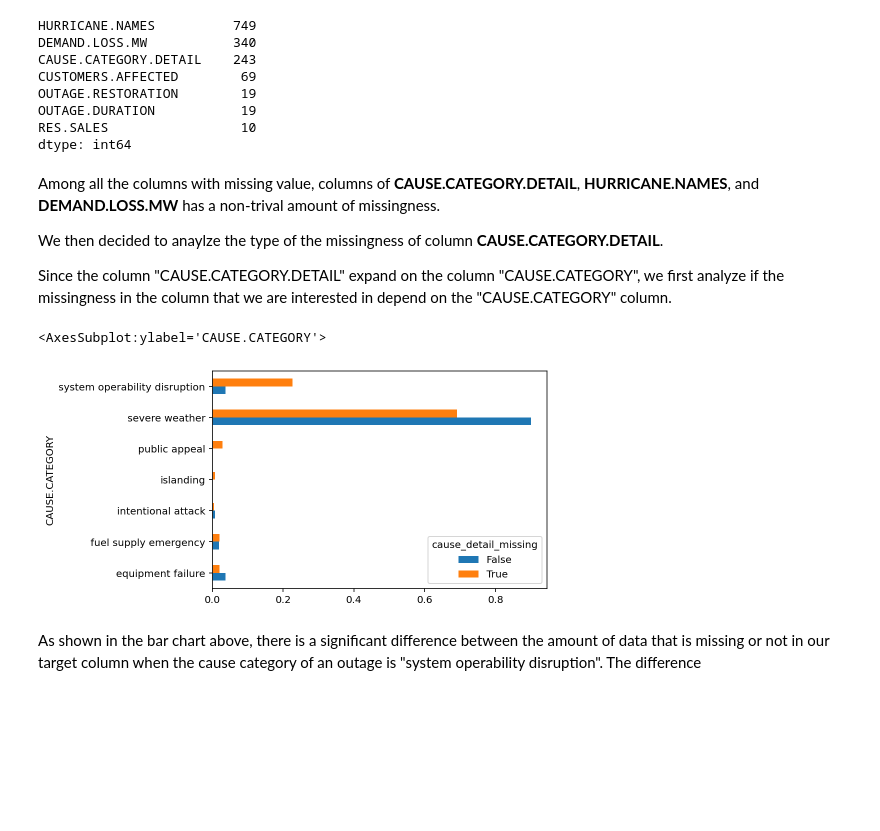
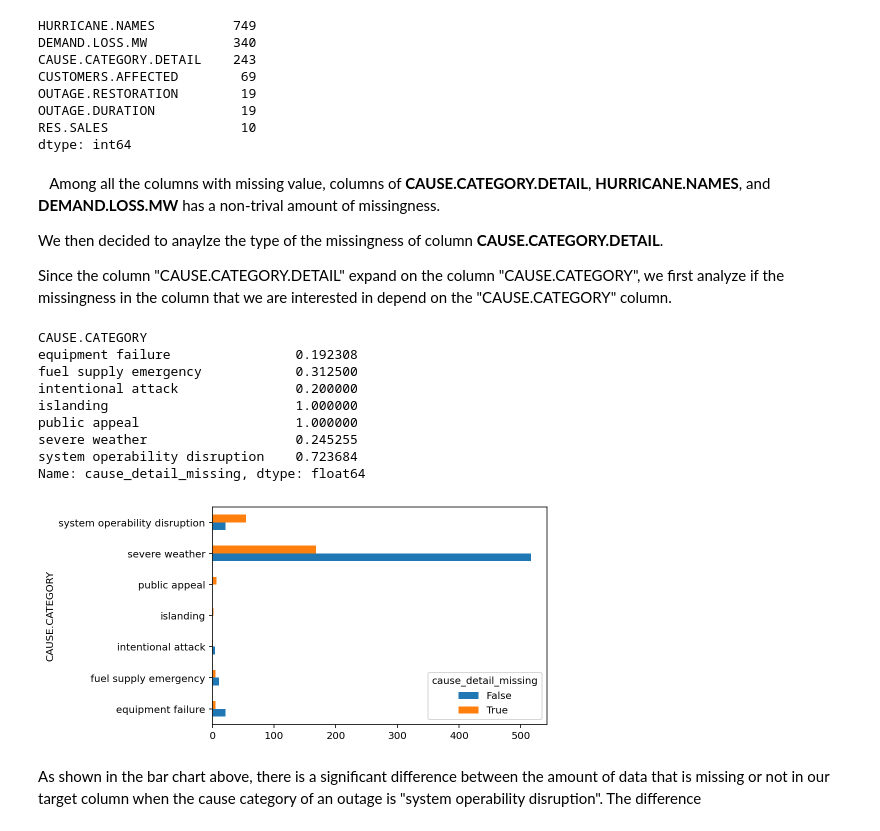
Before and after one commit to kguan182937/DSC-80, a Jupyter notebook: outages.ipynb, the cells around one changed output. Cells and saved outputs as stored; diff of their text form; code cells hidden in the pictures; blank space fills up the shorter version.

```diff
--- a/outages.ipynb
+++ b/outages.ipynb
@@ -66,6 +69,13 @@ df.drop(columns = ['OUTAGE.START.DATE', 'OUTAGE.START.TIME',
                    'OUTAGE.RESTORATION.DATE', 'OUTAGE.RESTORATION.TIME'], inplace = True)
 df = df[(df['CUSTOMERS.AFFECTED'] >= 50000) | (df['DEMAND.LOSS.MW'] >= 300)] #only concerned with major outages
 df['ANOMALY.LEVEL'] = df['ANOMALY.LEVEL'].astype('float')
+df['OUTAGE.DURATION'] = df['OUTAGE.DURATION'].astype('float')
+df['TOTAL.PRICE'] = df['TOTAL.PRICE'].astype('float')
+df['TOTAL.SALES'] = df['TOTAL.SALES'].astype('float')
+df['TOTAL.CUSTOMERS'] = df['TOTAL.CUSTOMERS'].astype('float')
+df['POPDEN_URBAN'] = df['POPDEN_URBAN'].astype('float')
+
+
 df.head()
 # %% [output]
 |  | YEAR | MONTH | U.S._STATE | POSTAL.CODE | NERC.REGION | CLIMATE.REGION | ANOMALY.LEVEL | ... |
@@ -109,7 +101,7 @@ OUTAGE.DURATION           19
 RES.SALES                 10
 dtype: int64
 # %% [markdown]
-Among all the columns with missing value, columns of <b>CAUSE.CATEGORY.DETAIL</b>, <b>HURRICANE.NAMES</b>, and <b>DEMAND.LOSS.MW</b> has a non-trival amount of missingness. <br>
+&emsp;Among all the columns with missing value, columns of <b>CAUSE.CATEGORY.DETAIL</b>, <b>HURRICANE.NAMES</b>, and <b>DEMAND.LOSS.MW</b> has a non-trival amount of missingness. <br>
 
 We then decided to anaylze the type of the missingness of column <b>CAUSE.CATEGORY.DETAIL</b>.<br>
 
@@ -117,17 +109,27 @@ Since the column "CAUSE.CATEGORY.DETAIL" expand on the column "CAUSE.CATEGORY",
 # %%
 # plot out the distribution
 assert_missingness = df.copy()
 assert_missingness['cause_detail_missing'] = assert_missingness['CAUSE.CATEGORY.DETAIL'].isna()
 emp_distributions = (
     assert_missingness
     .pivot_table(index='CAUSE.CATEGORY', columns='cause_detail_missing', values=None, aggfunc='size')
     .fillna(0)
-    .apply(lambda x: x / x.sum())
+    #.apply(lambda x: x / x.sum())
 )
 emp_distributions.plot(kind='barh')
+emp_distributions
+assert_missingness.groupby(['CAUSE.CATEGORY'])['cause_detail_missing'].mean()
 # %% [output]
-<AxesSubplot:ylabel='CAUSE.CATEGORY'>
+CAUSE.CATEGORY
+equipment failure                0.192308
+fuel supply emergency            0.312500
+intentional attack               0.200000
+islanding                        1.000000
+public appeal                    1.000000
+severe weather                   0.245255
+system operability disruption    0.723684
+Name: cause_detail_missing, dtype: float64
-[figure, old version]
+[figure, new version]
 # %% [markdown]
 As shown in the bar chart above, there is a significant difference between the amount of data that is missing or not in our target column when the cause category of an outage is "system operability disruption". The difference
 # %% [markdown]
```
Also changed, not shown: parts of 20 cells of this notebook.
